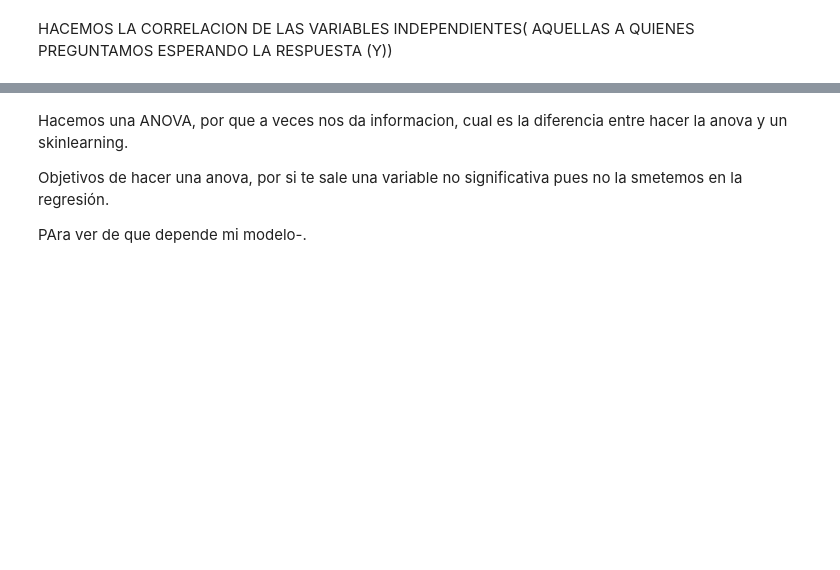
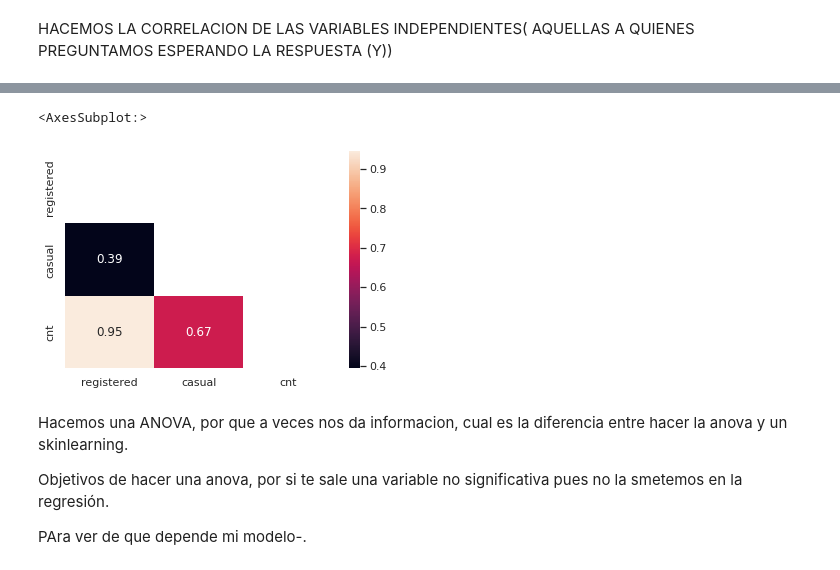
Before and after one commit to Adalab/project-da-promo-A-module-3-team-1, a Jupyter notebook: Proyecto_Final.ipynb, the cells around one changed output, grey strips where cells are left out. Cells and saved outputs as stored; diff of their text form; code cells hidden in the pictures; blank space fills up the shorter version.

Commit message:
correlacion_anova_df_encoding

```diff
--- a/Proyecto_Final.ipynb
+++ b/Proyecto_Final.ipynb
@@ -615,3 +608,5 @@ SyntaxError: invalid syntax (1896932853.py, line 1)
+# %%
+df_encoded = df[['season_encoding', 'yr', 'mnth', 'day', 'holiday', 'weekday', 'workingday', 'weathersit', 'temp_interval_ord','hum_interval_ord', 'wind_num_encoding', 'casual', 'registered', 'cnt']]
 # %%
 df_datos = df[['season', 'yr', 'mnth', 'day', 'holiday', 'weekday',
        'workingday', 'weathersit', 'temp', "hum", "windspeed", 'casual', 'registered', 'cnt']]
@@ -829,8 +846,11 @@ sns.heatmap(numericas.corr()
 # %%
-fig, ax = plt.subplots(figsize = (10,8))
-corr = df_numericas.corr()
+fig, ax = plt.subplots(figsize = (6,4))
+corr = df_encoded[["registered", "casual", "cnt"]].corr()
 mask = np.triu(np.ones_like(corr, dtype=bool))
 sns.heatmap(corr,mask = mask,xticklabels=corr.columns.values,yticklabels=corr.columns.values, annot= True )
+# %% [output]
+<AxesSubplot:>
+[figure, added]
 # %% [markdown]
 Hacemos una ANOVA, por que a veces nos da informacion, cual es la diferencia entre hacer la anova y un skinlearning.
 
```
Also changed, not shown: parts of 32 cells of this notebook.
